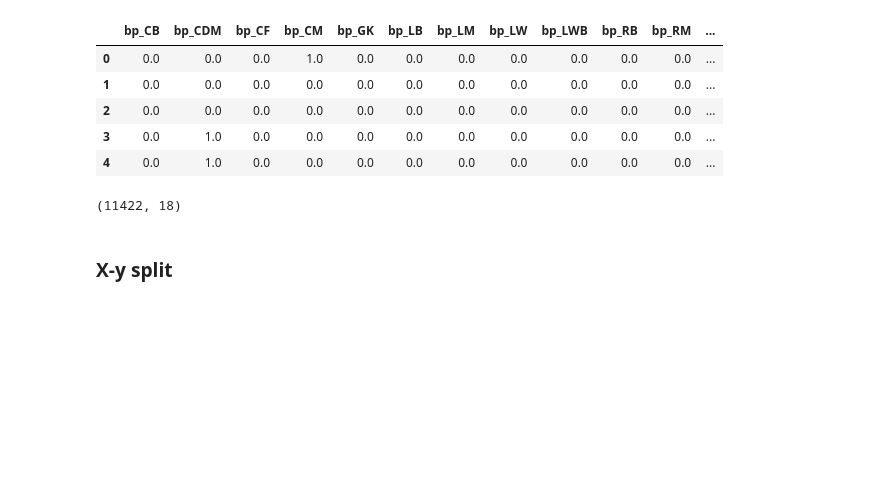
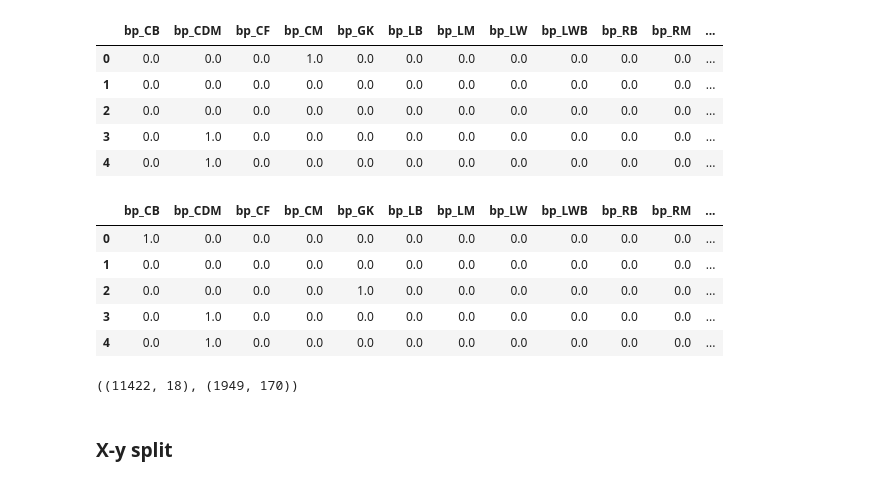
Before and after one commit to SangreNocturna/Fifa_LaLiga, a Jupyter notebook: Fifa_LaLiga-main/fifa21data.ipynb, the cells around one changed output. Saved outputs shown, nothing was run; the diff lists cells and outputs as text; code cells hidden in the pictures; blank space fills up the shorter version.

```diff
--- a/Fifa_LaLiga-main/fifa21data.ipynb
+++ b/Fifa_LaLiga-main/fifa21data.ipynb
@@ -141,6 +399,10 @@ dtype: object
 df['w/f'] = df['w/f'].str.replace('★','').astype(np.int64)
 df['sm'] = df['sm'].str.replace('★','').astype(np.int64)
 df['ir'] = df['ir'].str.replace('★','').astype(np.int64)
+
+df2['w/f'] = df2['w/f'].str.replace('★','').astype(np.int64)
+df2['sm'] = df2['sm'].str.replace('★','').astype(np.int64)
+df2['ir'] = df2['ir'].str.replace('★','').astype(np.int64)
 # %%
 df['hits'] = df['hits'].str.replace('.1K','100')
 df['hits'] = df['hits'].str.replace('.2K','200')
@@ -153,6 +415,21 @@ df['hits'] = df['hits'].str.replace('.8K','800')
 df['hits'] = df['hits'].str.replace('.9K','900')
 df['hits'] = df['hits'].str.replace('K','000')
 df['hits'] = pd.to_numeric(df['hits'])
+
+df2['hits'] = df2['hits'].str.replace('.1K','100')
+df2['hits'] = df2['hits'].str.replace('.2K','200')
+df2['hits'] = df2['hits'].str.replace('.3K','300')
+df2['hits'] = df2['hits'].str.replace('.4K','300')
+df2['hits'] = df2['hits'].str.replace('.5K','500')
+df2['hits'] = df2['hits'].str.replace('.6K','600')
+df2['hits'] = df2['hits'].str.replace('.7K','700')
+df2['hits'] = df2['hits'].str.replace('.8K','800')
+df2['hits'] = df2['hits'].str.replace('.9K','900')
+df2['hits'] = df2['hits'].str.replace('K','000')
+df2['hits'] = pd.to_numeric(df2['hits'])
 # %%
 X_num = df.select_dtypes(include = np.number)
 X_cat = df.select_dtypes(include = object)
+
+X_num2 = df2.select_dtypes(include = np.number)
+X_cat2 = df2.select_dtypes(include = object)
@@ -166,6 +452,8 @@ Index(['bp', 'a/w', 'd/w', 'st', 'rs', 'lw', 'lf', 'cf', 'rf', 'rw', 'lam',
 # %%
 X_cat2string = X_cat.drop([])
 X_cat = X_cat.drop(['st', 'rs', 'lw', 'lf', 'cf', 'rf', 'rw', 'lam', 'cam', 'ram', 'lm', 'lcm', 'cm', 'rcm', 'rm', 'lwb', 'ldm', 'cdm', 'rdm', 'rwb', 'lb', 'lcb', 'cb', 'rcb', 'rb', 'gk'],axis=1)
+X_cat2 = X_cat2.drop(['st', 'rs', 'lw', 'lf', 'cf', 'rf', 'rw', 'lam', 'cam', 'ram', 'lm', 'lcm', 'cm', 'rcm', 'rm', 'lwb', 'ldm', 'cdm', 'rdm', 'rwb', 'lb', 'lcb', 'cb', 'rcb', 'rb', 'gk'],axis=1)
+
 X_cat.head()
 # %% [output]
 |  | bp | a/w | d/w |
@@ -218,10 +530,26 @@ onehot_encoded.head()
 | 2 | 0.0 | 0.0 | 0.0 | 0.0 | 0.0 | 0.0 | 0.0 | 0.0 | 0.0 | 0.0 | 0.0 | ... |
 | 3 | 0.0 | 1.0 | 0.0 | 0.0 | 0.0 | 0.0 | 0.0 | 0.0 | 0.0 | 0.0 | 0.0 | ... |
 | 4 | 0.0 | 1.0 | 0.0 | 0.0 | 0.0 | 0.0 | 0.0 | 0.0 | 0.0 | 0.0 | 0.0 | ... |
+# %%
+from sklearn.preprocessing import OneHotEncoder
+encoder2 = OneHotEncoder(drop='first').fit(X_cat2)
+encoded2 = encoder2.transform(X_cat2).toarray()
+encoded2
+cols2 = encoder2.get_feature_names_out(input_features=X_cat2.columns)
+cols2
+onehot_encoded2 = pd.DataFrame(encoded2, columns=cols)
+onehot_encoded2.head()
+# %% [output]
+|  | bp_CB | bp_CDM | bp_CF | bp_CM | bp_GK | bp_LB | bp_LM | bp_LW | bp_LWB | bp_RB | bp_RM | ... |
+| 0 | 1.0 | 0.0 | 0.0 | 0.0 | 0.0 | 0.0 | 0.0 | 0.0 | 0.0 | 0.0 | 0.0 | ... |
+| 1 | 0.0 | 0.0 | 0.0 | 0.0 | 0.0 | 0.0 | 0.0 | 0.0 | 0.0 | 0.0 | 0.0 | ... |
+| 2 | 0.0 | 0.0 | 0.0 | 0.0 | 1.0 | 0.0 | 0.0 | 0.0 | 0.0 | 0.0 | 0.0 | ... |
+| 3 | 0.0 | 1.0 | 0.0 | 0.0 | 0.0 | 0.0 | 0.0 | 0.0 | 0.0 | 0.0 | 0.0 | ... |
+| 4 | 0.0 | 1.0 | 0.0 | 0.0 | 0.0 | 0.0 | 0.0 | 0.0 | 0.0 | 0.0 | 0.0 | ... |
 # %%
-onehot_encoded.shape
+onehot_encoded.shape, onehot_encoded2.shape
 # %% [output]
-(11422, 18)
+((11422, 18), (1949, 170))
 # %%
 # corr = X_num_normalized.corr().loc[:,['ova']]
 # fig, ax = plt.subplots(figsize = (5,15))
```
Also changed, not shown: parts of 44 cells of this notebook.
